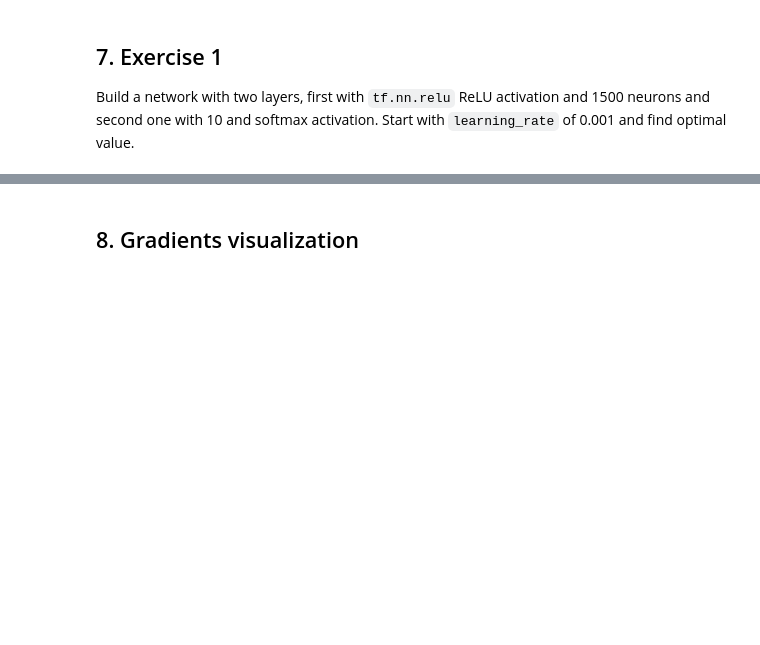
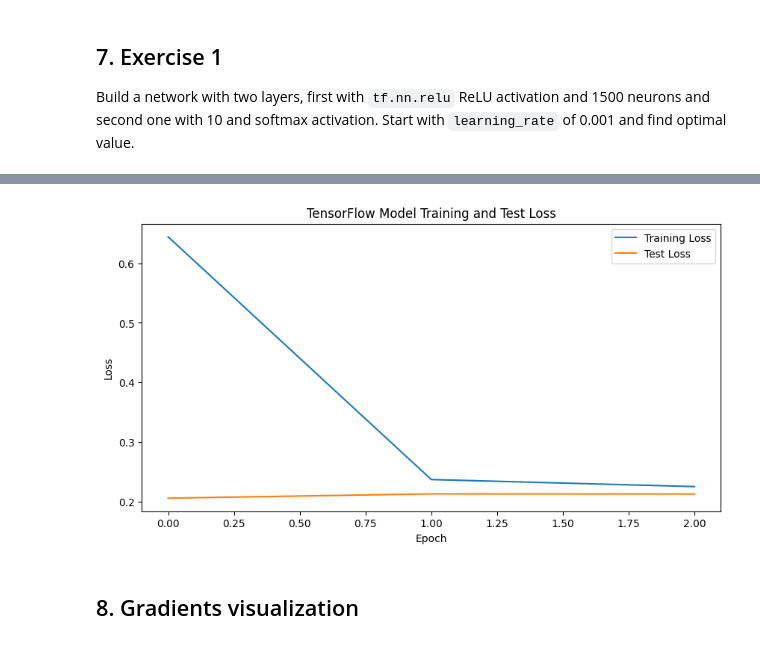
Before and after one commit to m-rappo/CAS_ADS, a Jupyter notebook: Tutorial_III_torch_Fully_connected_NNs.ipynb, the cells around one changed output, grey strips where cells are left out. Saved outputs shown, nothing was run; the diff lists cells and outputs as text; code cells hidden in the pictures; blank space fills up the shorter version.

```diff
--- a/Tutorial_III_torch_Fully_connected_NNs.ipynb
+++ b/Tutorial_III_torch_Fully_connected_NNs.ipynb
@@ -433,0 +465,19 @@ Build a network with two layers, first with `tf.nn.relu` ReLU activation and 150
+# %%
+n_hidden_tf = [1500]  # First layer with 1500 neurons
+tf_model = TFMyModel2(n_input=784, n_hiddens=n_hidden_tf, n_output=10)
+
+# TensorFlow requires an explicit build step for input shape inference
+# tf_model.build(input_shape=(None, 784)) # This build call isn't fully effective for custom Model subclasses without explicit build method
+
+# Pass a dummy input to the model to build its layers and infer shapes
+dummy_input = tf.random.uniform(shape=(1, 784))
+tf_model(dummy_input)
+
+# Loss function - from_logits=True is important when model output are logits
+tf_criterion = tf.keras.losses.SparseCategoricalCrossentropy(from_logits=True)
+
+# Optimizer (e.g., Adam)
+tf_optimizer = tf.keras.optimizers.Adam(learning_rate=0.01)
+
+# Print model summary
+tf_model.summary()
@@ -433,0 +549,3 @@ Build a network with two layers, first with `tf.nn.relu` ReLU activation and 150
+# %%
+num_epochs_tf = 3 # You can adjust the number of epochs
+tf_train_losses, tf_test_losses = train_tf_model(tf_model, trainloader, testloader, tf_criterion, tf_optimizer, num_epochs_tf)
@@ -434,3 +556,17 @@ Build a network with two layers, first with `tf.nn.relu` ReLU activation and 150
+# %%
+import matplotlib.pyplot as plt
+
+# Plotting
+fig, ax = plt.subplots(figsize=(10, 5))
+ax.plot(range(num_epochs_tf), tf_train_losses, label='Training Loss')
+ax.plot(range(num_epochs_tf), tf_test_losses, label='Test Loss')
+ax.set_xlabel('Epoch')
+ax.set_ylabel('Loss')
+ax.legend(loc='upper right')
+ax.set_title('TensorFlow Model Training and Test Loss')
+plt.show()
+# %% [output]
+[figure, added]
 # %% [markdown]
 ## 8. Gradients visualization
 # %% [markdown]
```
Also changed, not shown: parts of 17 cells of this notebook.
